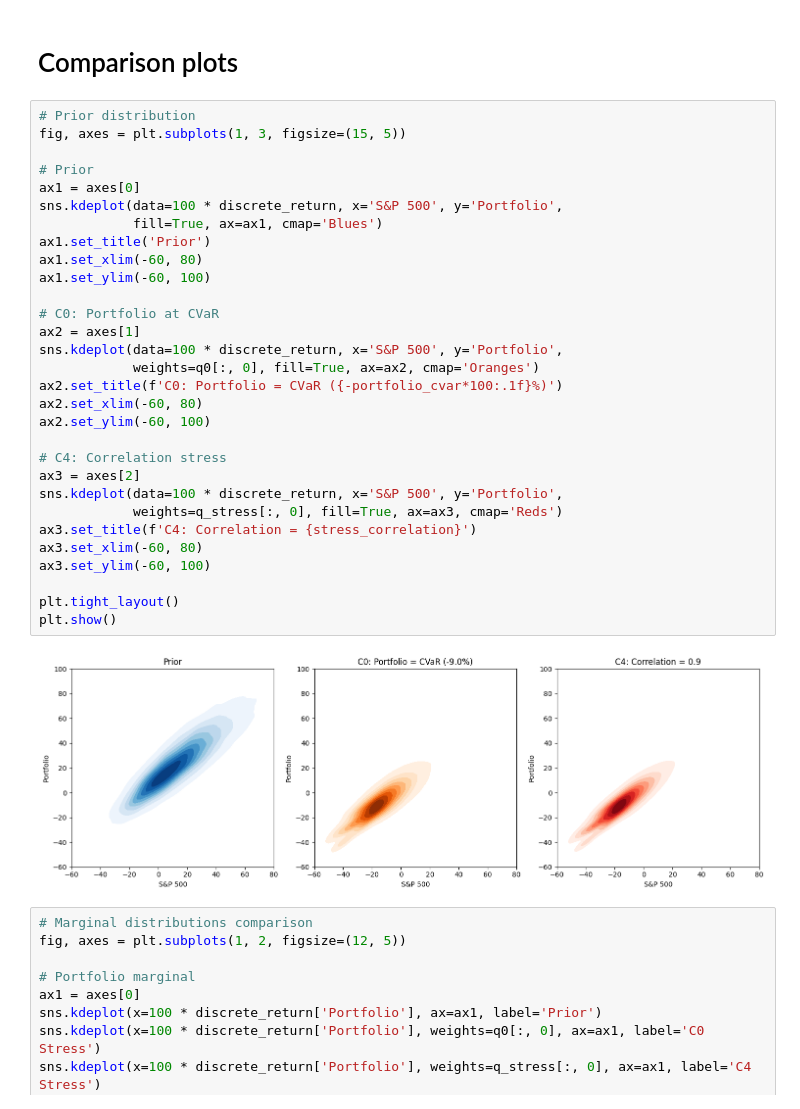
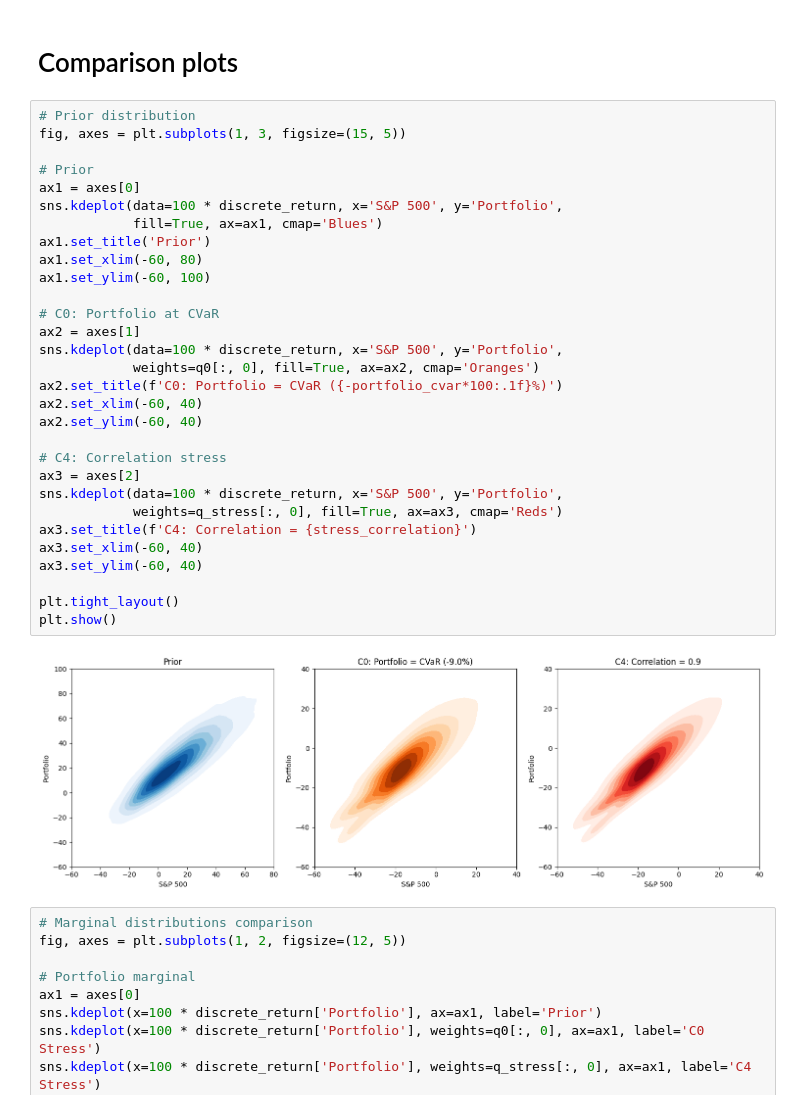
Before and after one commit to galamboslajos/Finance-Working-Files, a Jupyter notebook: Investments_2026/PortfolioStressTest.ipynb, the cells around one changed output. Saved outputs shown, nothing was run; the diff lists cells and outputs as text.

```diff
--- a/Investments_2026/PortfolioStressTest.ipynb
+++ b/Investments_2026/PortfolioStressTest.ipynb
@@ -207,35 +228,35 @@ ft.correlation_matrix(discrete_return, q_stress)
 # %%
 # Prior distribution
 fig, axes = plt.subplots(1, 3, figsize=(15, 5))
 
 # Prior
 ax1 = axes[0]
 sns.kdeplot(data=100 * discrete_return, x='S&P 500', y='Portfolio',
             fill=True, ax=ax1, cmap='Blues')
 ax1.set_title('Prior')
 ax1.set_xlim(-60, 80)
 ax1.set_ylim(-60, 100)
 
 # C0: Portfolio at CVaR
 ax2 = axes[1]
 sns.kdeplot(data=100 * discrete_return, x='S&P 500', y='Portfolio',
             weights=q0[:, 0], fill=True, ax=ax2, cmap='Oranges')
 ax2.set_title(f'C0: Portfolio = CVaR ({-portfolio_cvar*100:.1f}%)')
-ax2.set_xlim(-60, 80)
-ax2.set_ylim(-60, 100)
+ax2.set_xlim(-60, 40)
+ax2.set_ylim(-60, 40)
 
 # C4: Correlation stress
 ax3 = axes[2]
 sns.kdeplot(data=100 * discrete_return, x='S&P 500', y='Portfolio',
             weights=q_stress[:, 0], fill=True, ax=ax3, cmap='Reds')
 ax3.set_title(f'C4: Correlation = {stress_correlation}')
-ax3.set_xlim(-60, 80)
-ax3.set_ylim(-60, 100)
+ax3.set_xlim(-60, 40)
+ax3.set_ylim(-60, 40)
 
 plt.tight_layout()
 plt.show()
 # %% [output]
-[figure, old version]
+[figure, new version]
 # %%
 # Marginal distributions comparison
 fig, axes = plt.subplots(1, 2, figsize=(12, 5))
```
Also changed, not shown: parts of 5 cells of this notebook.
